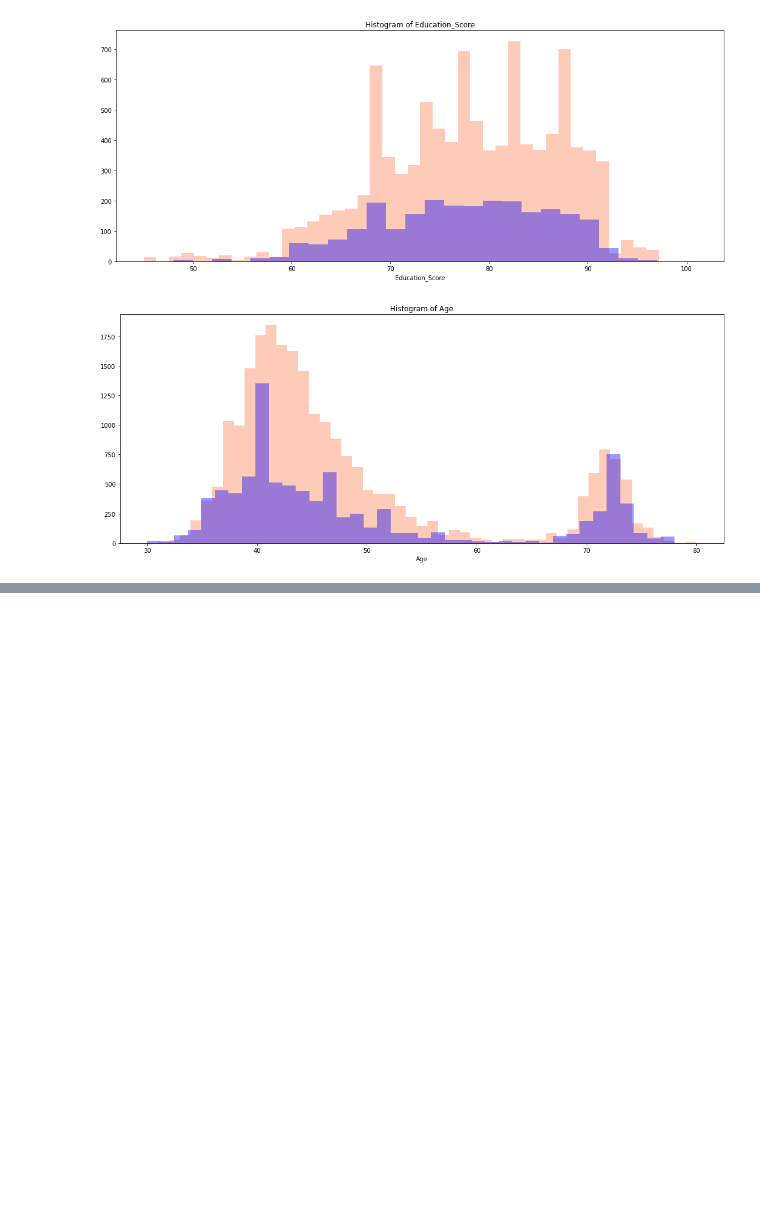
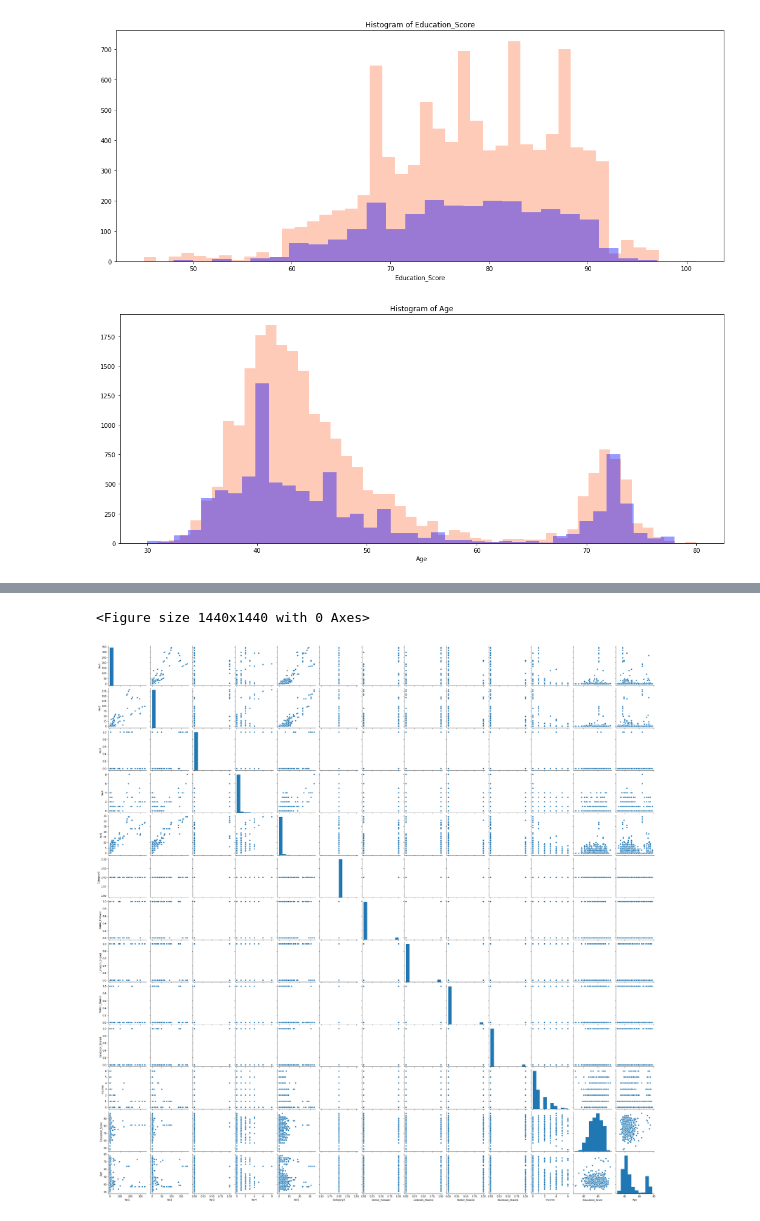
Before and after one commit to teja275/Janatahack-Healthcare-Analytics, a Jupyter notebook: Notebooks/Data Exploration.ipynb, the cells around one changed output, grey strips where cells are left out. Saved outputs shown, nothing was run; the diff lists cells and outputs as text; code cells hidden in the pictures; blank space fills up the shorter version.

```diff
--- a/Notebooks/Data Exploration.ipynb
+++ b/Notebooks/Data Exploration.ipynb
@@ -299,0 +346,7 @@ for col in train_final_data.columns:
+# %%
+plt.figure(figsize=(20,20))
+sns.pairplot(test_final_data.drop(ignore,axis=1).drop(ID1,axis=1).drop(ID2,axis=1))
+plt.savefig("../plots/pair_plot/pair_plot_test.png", dpi=300)
+# %% [output]
+<Figure size 1440x1440 with 0 Axes>
+[figure, added]
```
Also changed, not shown: parts of 6 cells of this notebook, 18 other files.
